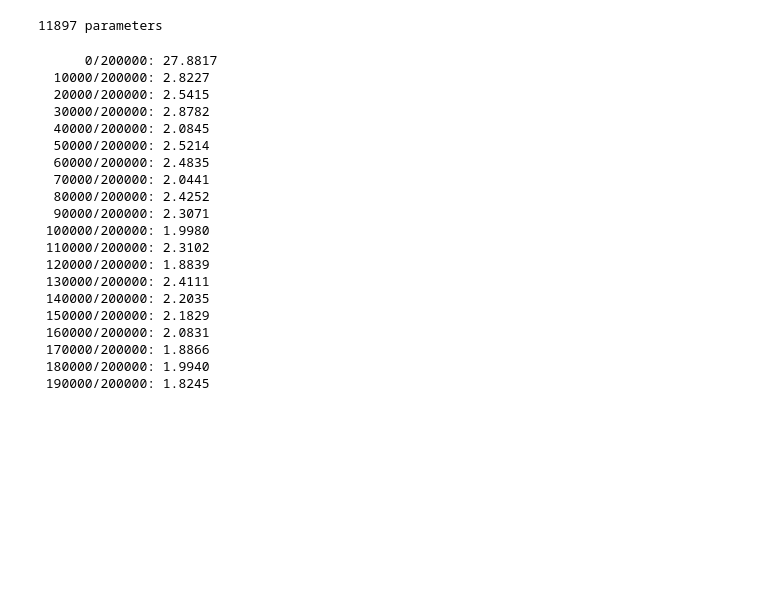
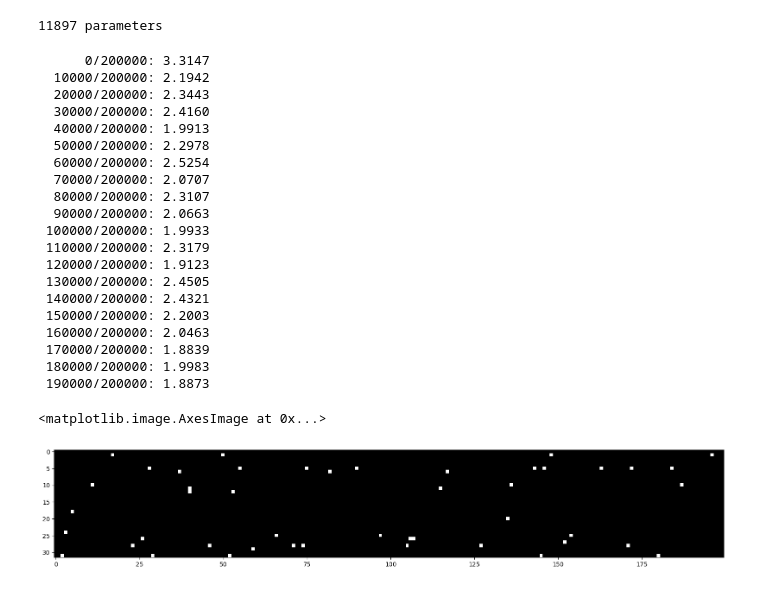
Before and after one commit to MaolinSun32/nn-zero-to-hero-sml, a Jupyter notebook: notebooks/4-th.ipynb, the cells around one changed output. Cells and saved outputs as stored; diff of their text form; code cells hidden in the pictures; blank space fills up the shorter version.

```diff
--- a/notebooks/4-th.ipynb
+++ b/notebooks/4-th.ipynb
@@ -92,6 +98,7 @@ for i in range(max_steps):
     emb = C[Xb] # embed the characters into vectors, (batch_size, block_size, n_embd)
     embcat = emb.view(emb.shape[0], -1) # concatenate the vectors, (batch_size, block_size*n_embd)
     hpreact = embcat @ W1 + b1 # hidden layer pre-activation, (batch_size, n_hidden)
+    hpreact = bngain * (hpreact - hpreact.mean(0, keepdim=True)) / (hpreact.std(0, keepdim=True)) + bnbias
     h = torch.tanh(hpreact) # hidden layer, (batch_size, n_hidden)
     logits = h @ W2 + b2 # output layer pre-activation, (batch_size, vocab_size)
     loss = F.cross_entropy(logits, Yb) # loss function
@@ -110,24 +117,32 @@ for i in range(max_steps):
     if i % 10000 == 0:
         print(f'{i:7d}/{max_steps}: {loss.item():.4f}')
     lossi.append(loss.item())
+
+    # break
 # %% [output]
-      0/200000: 27.8817
-  10000/200000: 2.8227
-  20000/200000: 2.5415
-  30000/200000: 2.8782
-  40000/200000: 2.0845
-  50000/200000: 2.5214
-  60000/200000: 2.4835
-  70000/200000: 2.0441
-  80000/200000: 2.4252
-  90000/200000: 2.3071
- 100000/200000: 1.9980
- 110000/200000: 2.3102
- 120000/200000: 1.8839
- 130000/200000: 2.4111
- 140000/200000: 2.2035
- 150000/200000: 2.1829
- 160000/200000: 2.0831
- 170000/200000: 1.8866
- 180000/200000: 1.9940
- 190000/200000: 1.8245
+      0/200000: 3.3147
+  10000/200000: 2.1942
+  20000/200000: 2.3443
+  30000/200000: 2.4160
+  40000/200000: 1.9913
+  50000/200000: 2.2978
+  60000/200000: 2.5254
+  70000/200000: 2.0707
+  80000/200000: 2.3107
+  90000/200000: 2.0663
+ 100000/200000: 1.9933
+ 110000/200000: 2.3179
+ 120000/200000: 1.9123
+ 130000/200000: 2.4505
+ 140000/200000: 2.4321
+ 150000/200000: 2.2003
+ 160000/200000: 2.0463
+ 170000/200000: 1.8839
+ 180000/200000: 1.9983
+ 190000/200000: 1.8873
+# %%
+plt.figure(figsize=(20,10))
+plt.imshow(h.abs()>0.99, cmap='gray', interpolation='nearest')
+# %% [output]
+<matplotlib.image.AxesImage at 0x...>
+[figure, added]
```
Also changed, not shown: parts of 10 cells of this notebook.
